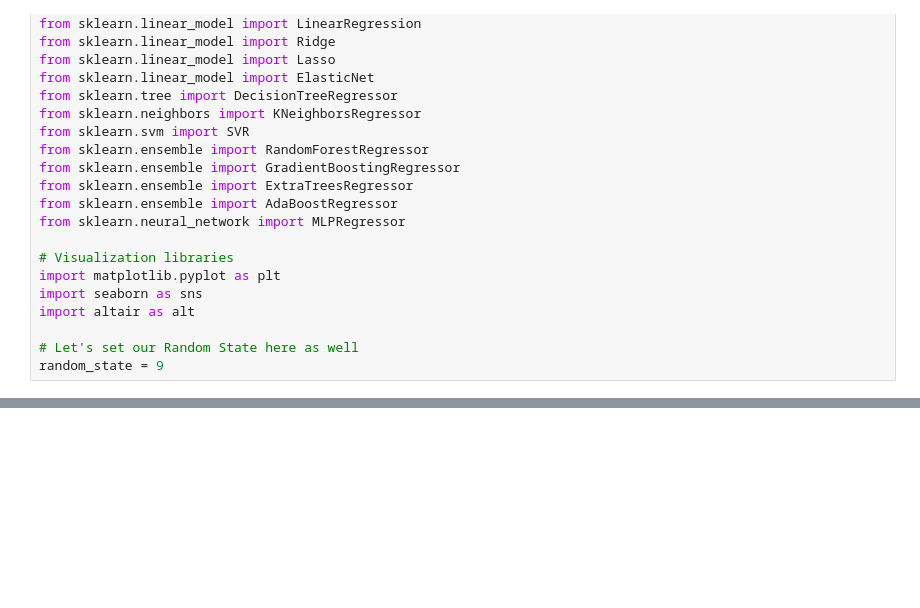
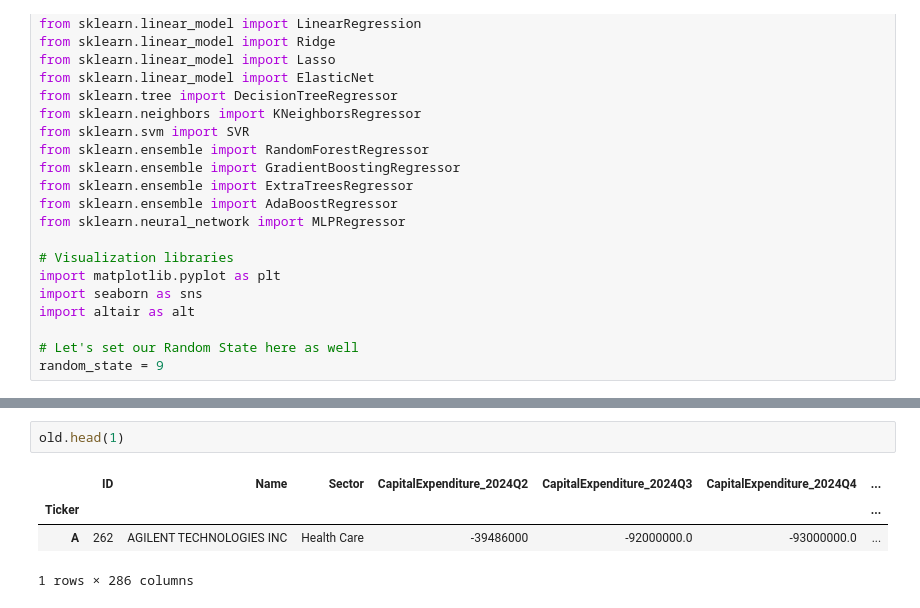
Before and after one commit to tmacpherson6/machine_learning_in_fundamental_valuations, a Jupyter notebook: Notebooks/Thomas/10 - Temp.ipynb, the cells around one changed output, grey strips where cells are left out. Saved outputs shown, nothing was run; the diff lists cells and outputs as text; blank space fills up the shorter version.

```diff
--- a/Notebooks/Thomas/10 - Temp.ipynb
+++ b/Notebooks/Thomas/10 - Temp.ipynb
@@ -44,0 +75,7 @@ FileNotFoundError: [Errno 2] No such file or directory: '../../datasets/X_train_
+# %%
+old.head(1)
+# %% [output]
+|  | ID | Name | Sector | CapitalExpenditure_2024Q2 | CapitalExpenditure_2024Q3 | CapitalExpenditure_2024Q4 | ... |
+| Ticker |  |  |  |  |  |  | ... |
+| A | 262 | AGILENT TECHNOLOGIES INC | Health Care | -39486000 | -92000000.0 | -93000000.0 | ... |
+1 rows × 286 columns
```
Also changed, not shown: parts of 28 cells of this notebook, 9 other files.
